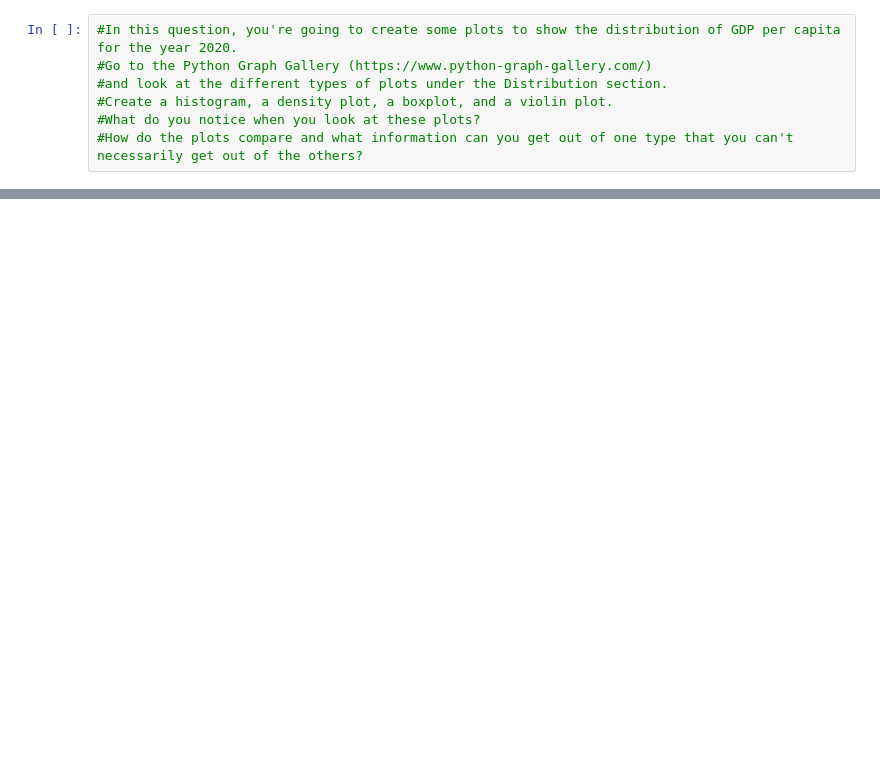
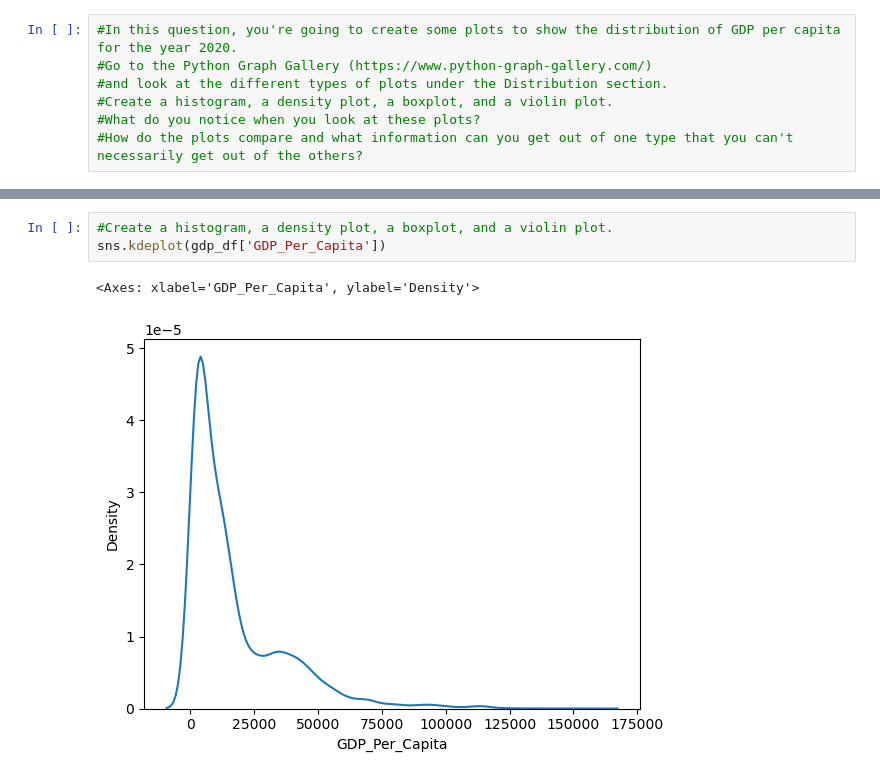
Before and after one commit to NSS-Data-Analytics-Cohort-11/undata-maryam-muhammad-0, a Jupyter notebook: notebook/un_data.ipynb, the cells around one changed output, grey strips where cells are left out. Drawn from its saved outputs; the diff is of its cells as text; blank space fills up the shorter version.

```diff
--- a/notebook/un_data.ipynb
+++ b/notebook/un_data.ipynb
@@ -120,0 +140,6 @@ gdp_df_all_m.count()
+# %%
+#Create a histogram, a density plot, a boxplot, and a violin plot.
+sns.kdeplot(gdp_df['GDP_Per_Capita'])
+# %% [output]
+<Axes: xlabel='GDP_Per_Capita', ylabel='Density'>
+[figure, added]
```
Also changed, not shown: parts of 21 cells of this notebook.
